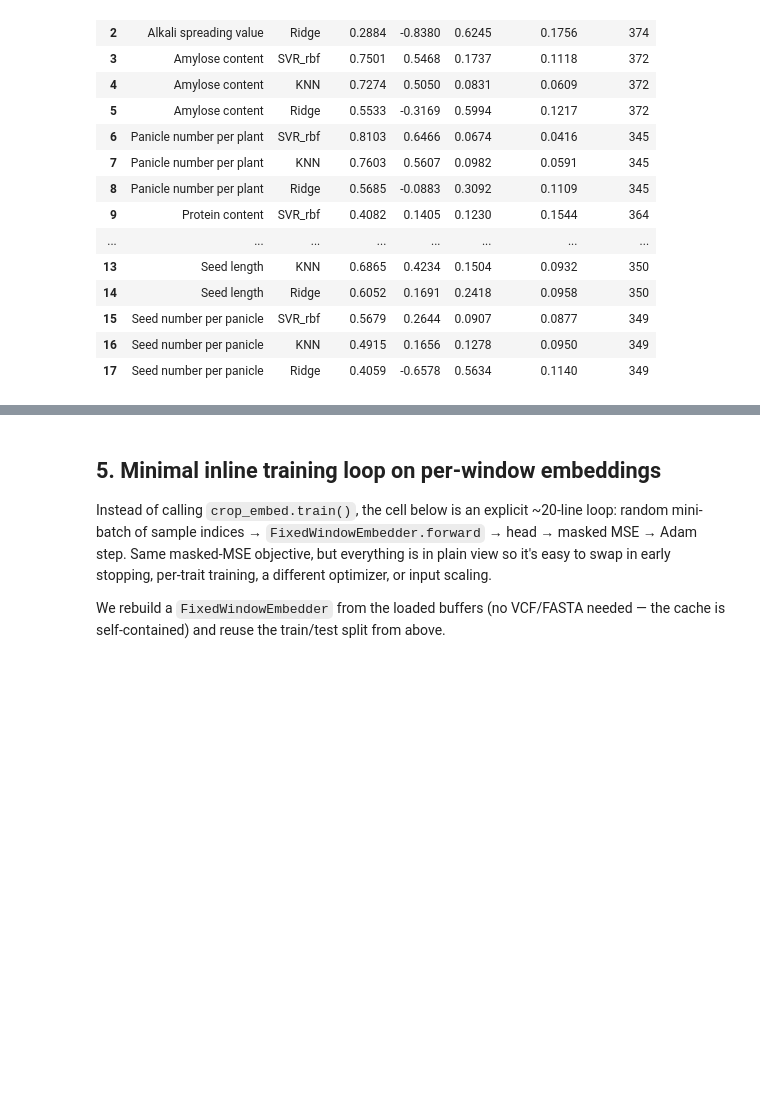
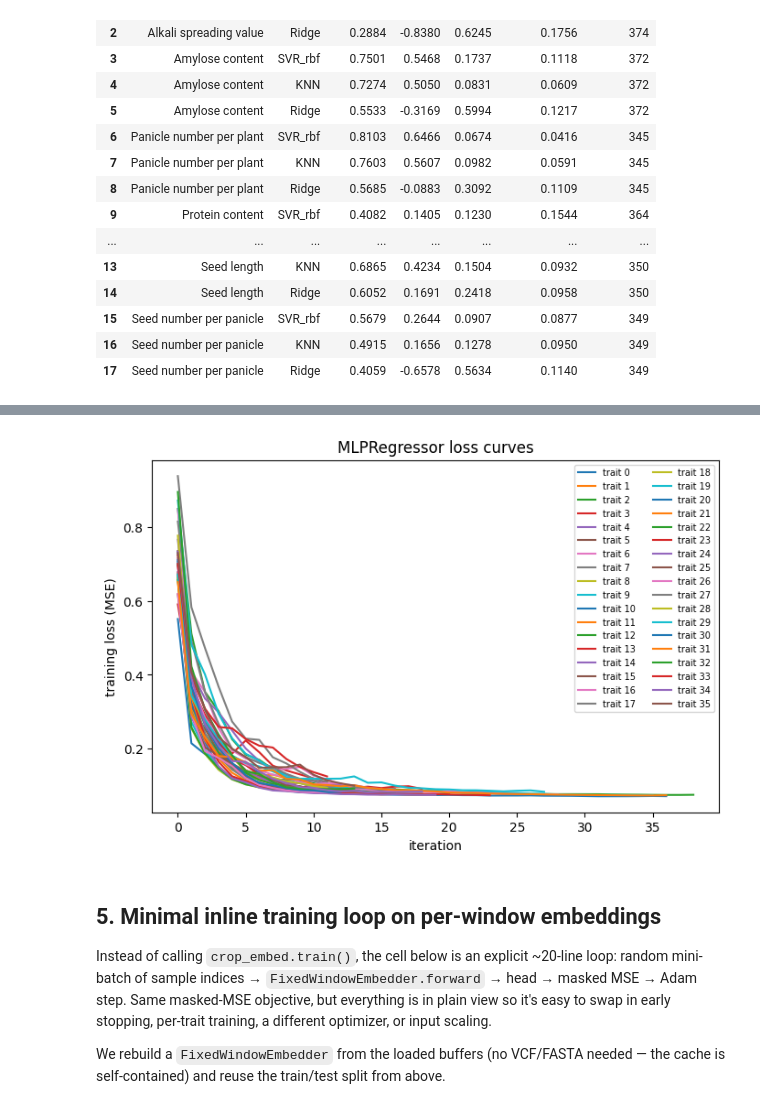
Before and after one commit to amdson/svar, a Jupyter notebook: notebooks/window_cache_baseline_models.ipynb, the cells around one changed output, grey strips where cells are left out. Cells and saved outputs as stored; diff of their text form; code cells hidden in the pictures; blank space fills up the shorter version.

```diff
--- a/notebooks/window_cache_baseline_models.ipynb
+++ b/notebooks/window_cache_baseline_models.ipynb
@@ -231,0 +322,21 @@ baseline_df
+# %%
+import numpy as np
+
+head.eval()
+preds, targs = [], []
+with torch.no_grad():
+    for xb, yb in test_loader:
+        preds.append(head(xb.to(device)).cpu())
+        targs.append(yb)
+preds = torch.cat(preds).numpy()
+targs = torch.cat(targs).numpy()
+
+pcc = np.full(n_traits, np.nan)
+for j in range(n_traits):
+    m = ~np.isnan(targs[:, j])
+    p, t = preds[m, j], targs[m, j]
+    if m.sum() > 1 and p.std() > 0 and t.std() > 0:
+        pcc[j] = np.corrcoef(p, t)[0, 1]
+    print(f"trait {j:2d} | n {m.sum():5d} | PCC {pcc[j]:.4f}")
+
+print(f"\nmean PCC: {np.nanmean(pcc):.4f}")
@@ -232,3 +424,16 @@ baseline_df
+# %%
+import matplotlib.pyplot as plt
+
+plt.figure(figsize=(8, 5))
+for j, model in enumerate(models):
+    plt.plot(model.loss_curve_, label=f"trait {j}")
+plt.xlabel("iteration")
+plt.ylabel("training loss (MSE)")
+plt.title("MLPRegressor loss curves")
+plt.legend(fontsize=7, ncol=2)
+plt.show()
+# %% [output]
+[figure, added]
 # %% [markdown]
 ## 5. Minimal inline training loop on per-window embeddings
 
```
Also changed, not shown: parts of 7 cells of this notebook, 2 other files.
